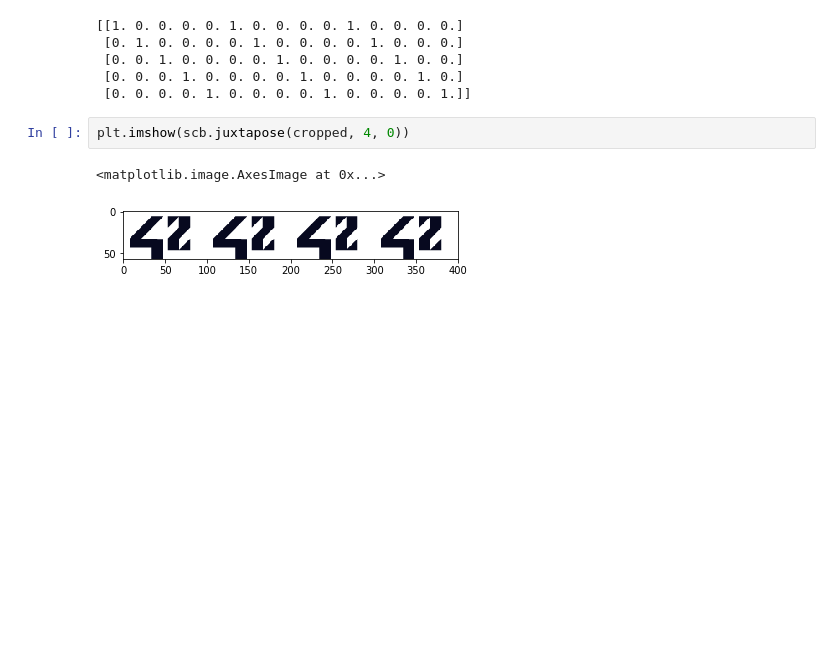
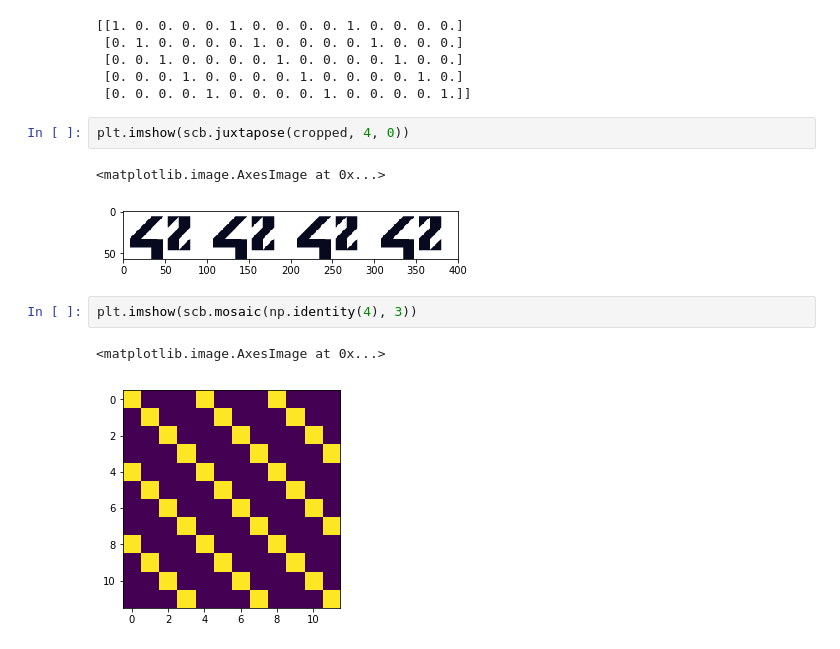
Before and after one commit to d-r-e/bootcamp_python, a Jupyter notebook: day03/ex02/ScrapBooker.ipynb, the cells around one changed output. Drawn from its saved outputs; the diff is of its cells as text; blank space fills up the shorter version.

```diff
--- a/day03/ex02/ScrapBooker.ipynb
+++ b/day03/ex02/ScrapBooker.ipynb
@@ -108,3 +93,8 @@ plt.imshow(scb.juxtapose(cropped, 4, 0))
 # %% [output]
 <matplotlib.image.AxesImage at 0x...>
 [figure]
+# %%
+plt.imshow(scb.mosaic(np.identity(4), 3))
+# %% [output]
+<matplotlib.image.AxesImage at 0x...>
+[figure, added]
```
Also changed, not shown: parts of 4 cells of this notebook, 1 other file.
